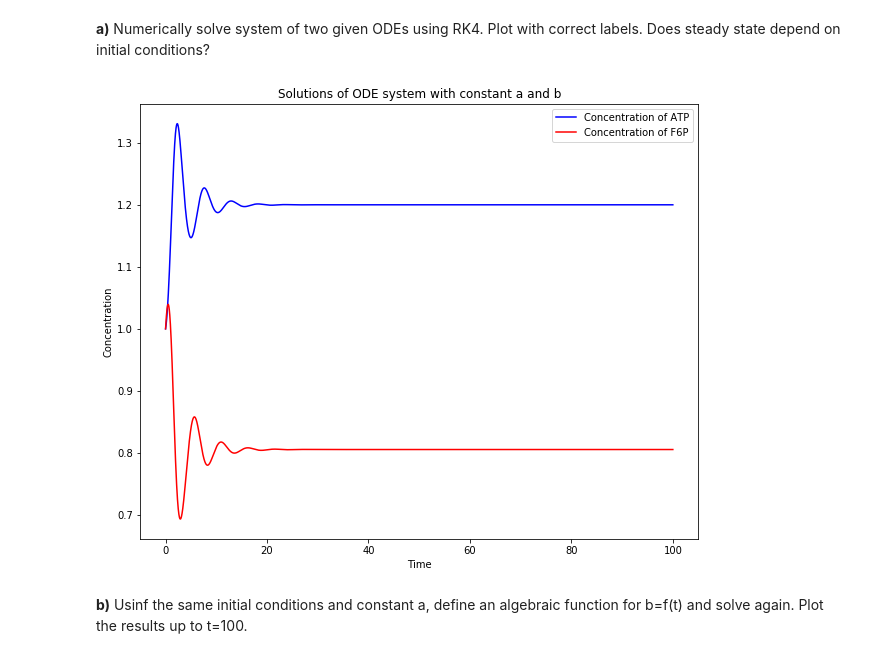
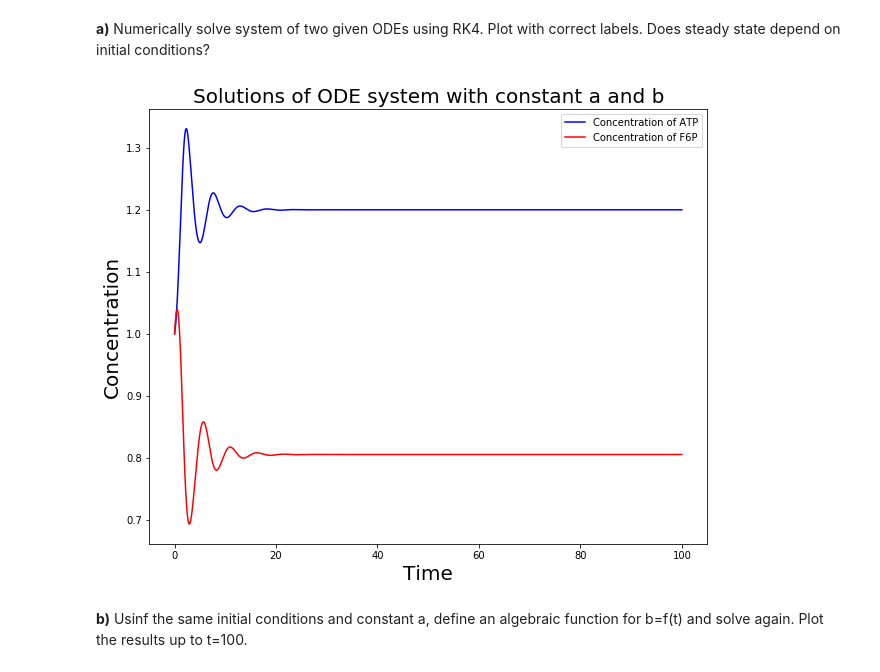
Before and after one commit to Chineme1/Project3, a Jupyter notebook: Project 3 Julia code 05 30.ipynb, the cells around one changed output. Saved outputs shown, nothing was run; the diff lists cells and outputs as text; code cells hidden in the pictures.

```diff
--- a/Project 3 Julia code 05 30.ipynb
+++ b/Project 3 Julia code 05 30.ipynb
@@ -29,37 +29,38 @@ for i in range(len(t)-1): # Calculate next point, so don't go until last point
     kATP1 = f_ATP(t[i],c_ATP[i],c_F6P[i])
     kF6P1 = f_F6P(t[i],c_ATP[i],c_F6P[i])
 
     # Slope k2 at midpoint using k1
     kATP2 = f_ATP(t[i]+h/2, c_ATP[i]+h/2*kATP1, c_F6P[i]+h/2*kF6P1)
     kF6P2 = f_F6P(t[i]+h/2, c_ATP[i]+h/2*kATP1, c_F6P[i]+h/2*kF6P1)
 
     # Slope k3 at midpoint using k2
     kATP3 = f_ATP(t[i]+h/2, c_ATP[i]+h/2*kATP2, c_F6P[i]+h/2*kF6P2)
     kF6P3 = f_F6P(t[i]+h/2, c_ATP[i]+h/2*kATP2, c_F6P[i]+h/2*kF6P2)
 
     # Slope k4 at endpoint using k3
     kATP4 = f_ATP(t[i]+h, c_ATP[i]+h*kATP3, c_F6P[i]+h*kF6P3)
     kF6P4 = f_F6P(t[i]+h, c_ATP[i]+h*kATP3, c_F6P[i]+h*kF6P3)
 
     # average slopes:
     kATP = (kATP1 + 2*kATP2 + 2*kATP3 + kATP4)/6
     kF6P = (kF6P1 + 2*kF6P2 + 2*kF6P3 + kF6P4)/6
 
     # Calculate next point
     c_ATP[i+1] = c_ATP[i] + kATP*h
     c_F6P[i+1] = c_F6P[i] + kF6P*h
 
 # Plot the solution
 plt.figure(figsize=(10,8))
 plt.plot(t,c_ATP,'b-',label='Concentration of ATP')
 plt.plot(t,c_F6P,'r-',label='Concentration of F6P')
-plt.xlabel('Time')
-plt.ylabel('Concentration')
+plt.xlabel('Time',size ='20')
+plt.ylabel('Concentration',size ='20')
 plt.legend()
-plt.title('Solutions of ODE system with constant a and b')
+plt.title('Solutions of ODE system with constant a and b',size ='20')
+plt.savefig('A')
 plt.show()
 # %% [output]
-[figure, old version]
+[figure, new version]
 # %% [markdown]
 **b)** Usinf the same initial conditions and constant a, define an algebraic function for b=f(t) and solve again. Plot the results up to t=100.
 # %%
```
Also changed, not shown: parts of 1 cell of this notebook.
